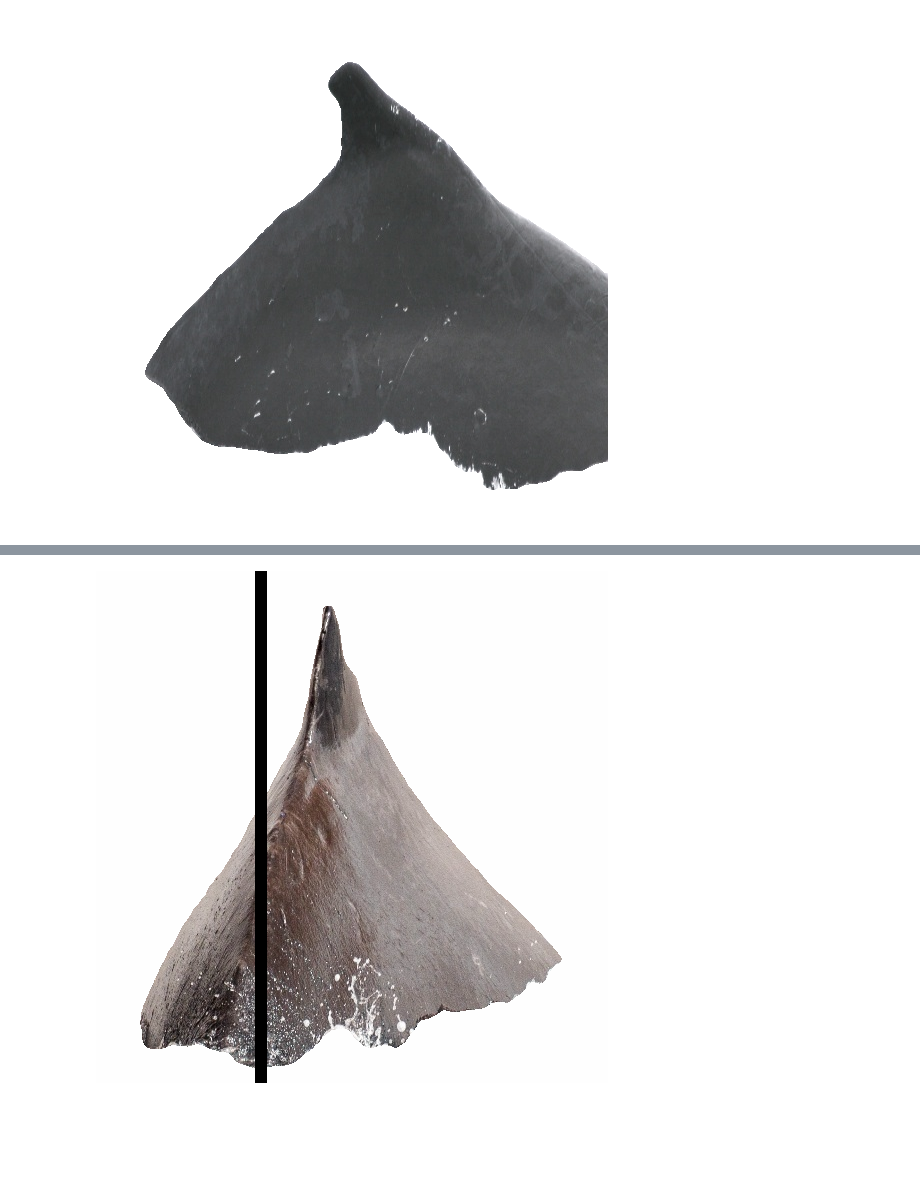
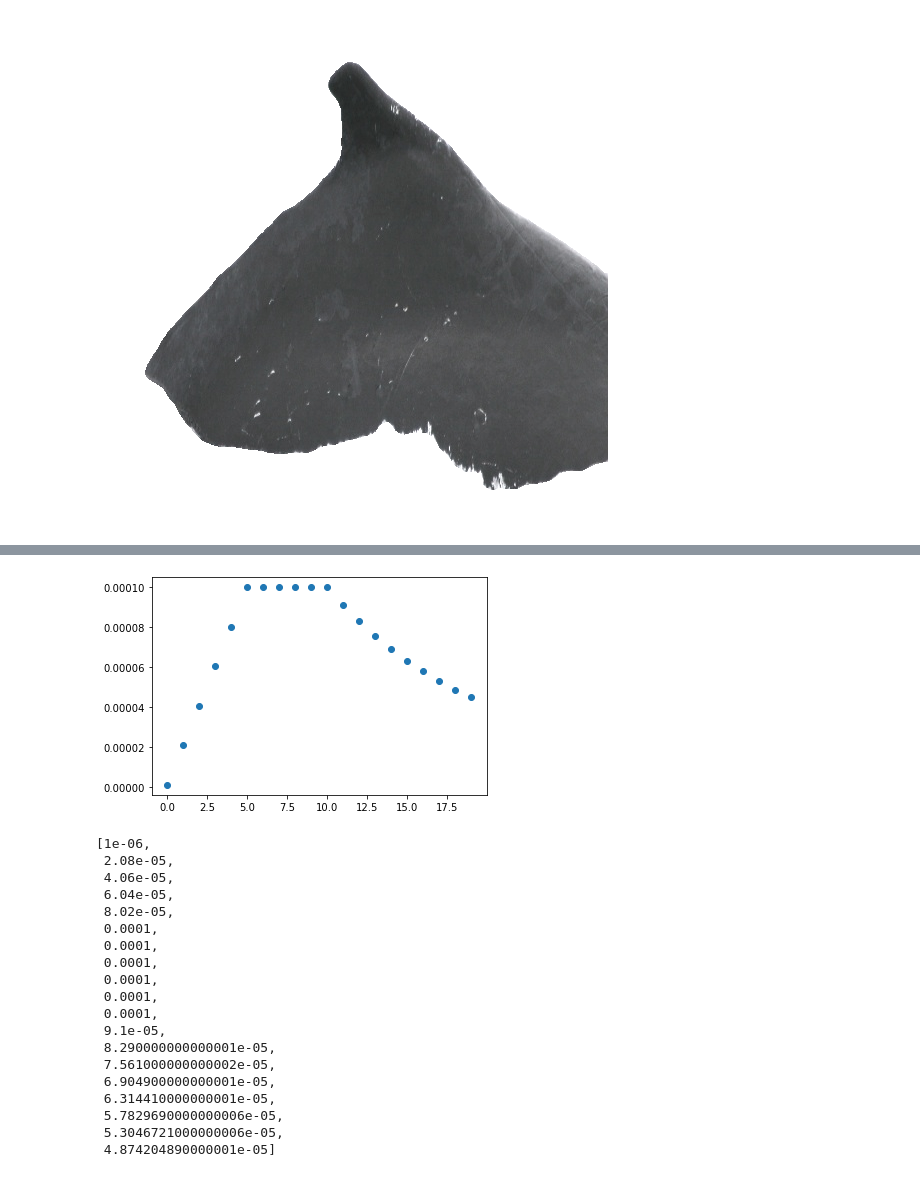
Before and after one commit to T1murKO/happywhale, a Jupyter notebook: test.ipynb, the cells around one changed output, grey strips where cells are left out. Cells and saved outputs as stored; diff of their text form; code cells hidden in the pictures; blank space fills up the shorter version.

```diff
--- a/test.ipynb
+++ b/test.ipynb
@@ -178,4 +154,0 @@ y = y.type(torch.uint8).numpy()[0]
-# %%
-fromarray(y)
-# %% [output]
-[figure, removed]
@@ -181,0 +158,59 @@ fromarray(y)
+# %%
+lr_start = 0.000001
+lr_max = 0.0001
+lr_min = 0.00001
+lr_ramp_ep = 5
+lr_sus_ep = 5
+lr_decay = 0.9
+
+batch_size = 32
+
+scheduler = RampScheduler(batch_size=batch_size,
+                          lr_start=lr_start,
+                          lr_max=lr_max,
+                          lr_min=lr_min,
+                          lr_ramp_ep=lr_ramp_ep,
+                          lr_sus_ep=lr_sus_ep,
+                          lr_decay=lr_decay)
+
+# class DecayScheduler():
+#     def __init__(self, base_lr, decay, step):
+#         # super(DecayScheduler, self).__init__()
+#         self.step  = step
+#         self.decay = decay
+#         self.base_lr = base_lr
+
+#     def __call__(self, epoch):
+#         lr = self.base_lr * (self.decay**(epoch // self.step))
+#         return lr
+
+# scheduler = DecayScheduler(0.0001, 0.9, 1)
+
+epochs = list(range(20))
+learning_rates = [scheduler(x) for x in epochs]
+plt.scatter(epochs,learning_rates)
+plt.show()
+# %% [output]
+[figure, added]
+# %%
+learning_rates[:-1]
+# %% [output]
+[1e-06,
+ 2.08e-05,
+ 4.06e-05,
+ 6.04e-05,
+ 8.02e-05,
+ 0.0001,
+ 0.0001,
+ 0.0001,
+ 0.0001,
+ 0.0001,
+ 0.0001,
+ 9.1e-05,
+ 8.290000000000001e-05,
+ 7.561000000000002e-05,
+ 6.904900000000001e-05,
+ 6.314410000000001e-05,
+ 5.7829690000000006e-05,
+ 5.3046721000000006e-05,
+ 4.874204890000001e-05]
```
Also changed, not shown: parts of 16 cells of this notebook, 15 other files.
